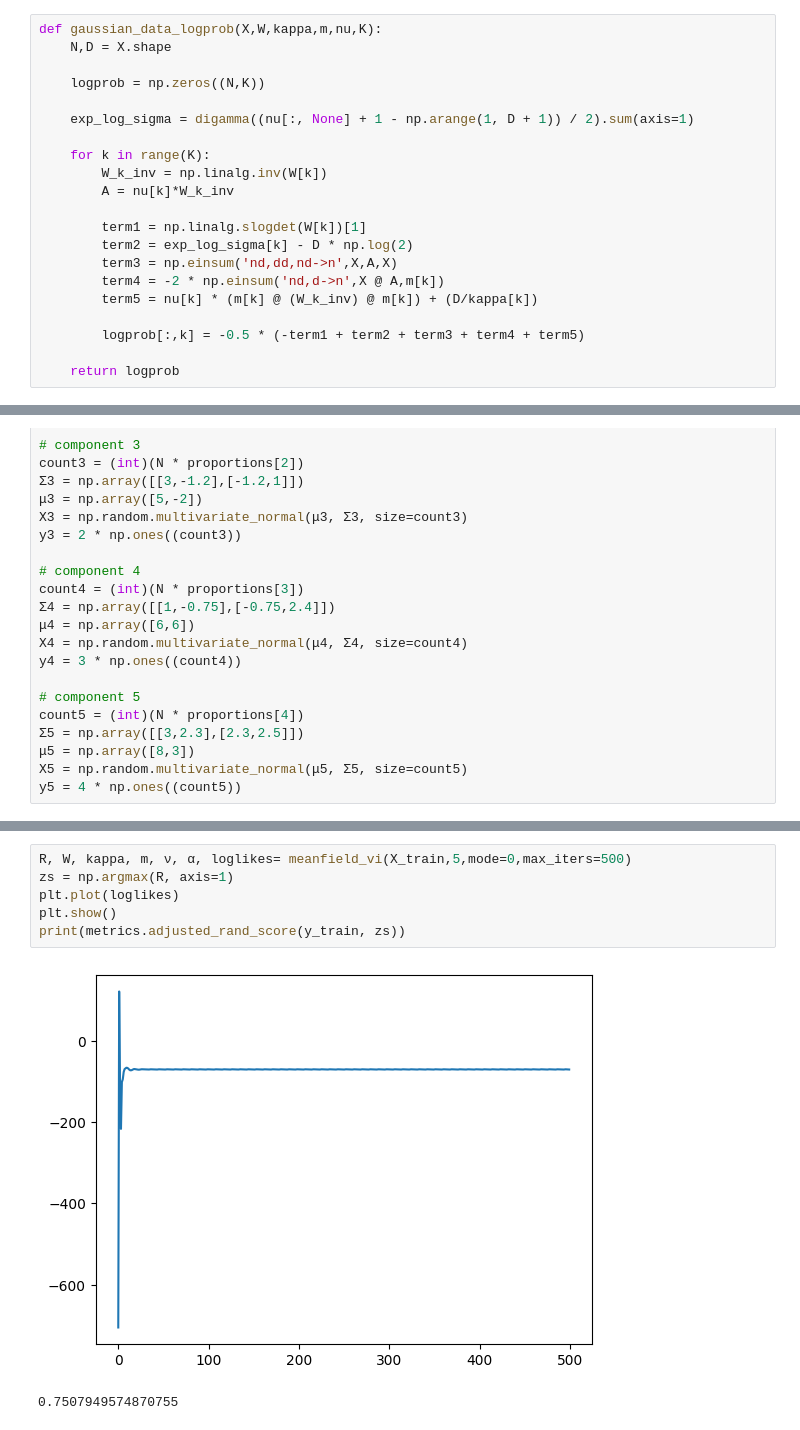
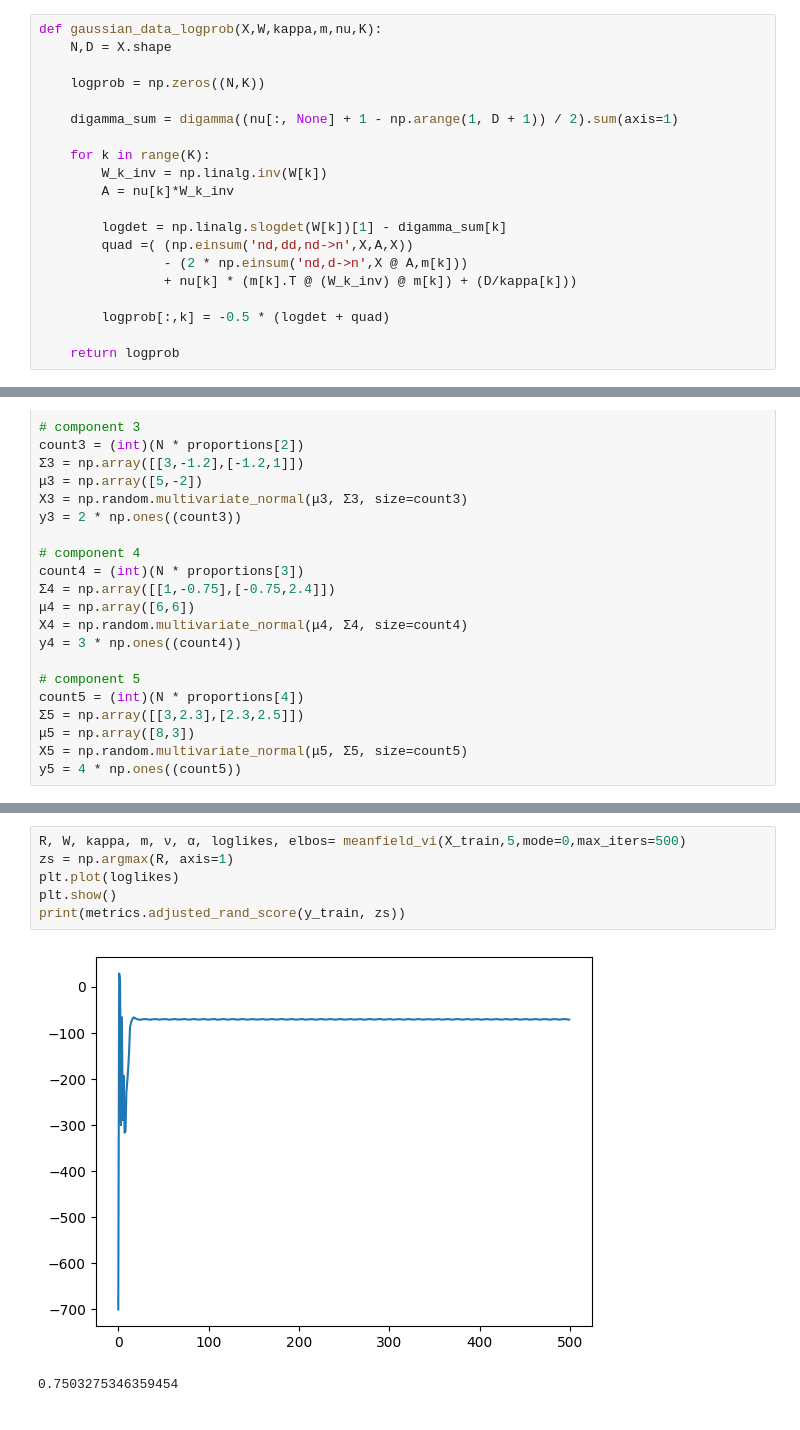
Before and after one commit to jimmyjz1127/bayesian-mixture-model-missing-data, a Jupyter notebook: Week6/GMMVI_MeanField.ipynb, the cells around one changed output, grey strips where cells are left out. Cells and saved outputs as stored; diff of their text form.

```diff
--- a/Week6/GMMVI_MeanField.ipynb
+++ b/Week6/GMMVI_MeanField.ipynb
@@ -684,19 +628,18 @@ def gaussian_data_logprob(X,W,kappa,m,nu,K):
 
     logprob = np.zeros((N,K))
 
-    exp_log_sigma = digamma((nu[:, None] + 1 - np.arange(1, D + 1)) / 2).sum(axis=1)
+    digamma_sum = digamma((nu[:, None] + 1 - np.arange(1, D + 1)) / 2).sum(axis=1)
 
     for k in range(K):
         W_k_inv = np.linalg.inv(W[k])
         A = nu[k]*W_k_inv
 
-        term1 = np.linalg.slogdet(W[k])[1]
-        term2 = exp_log_sigma[k] - D * np.log(2)
-        term3 = np.einsum('nd,dd,nd->n',X,A,X)
-        term4 = -2 * np.einsum('nd,d->n',X @ A,m[k])
-        term5 = nu[k] * (m[k] @ (W_k_inv) @ m[k]) + (D/kappa[k])
+        logdet = np.linalg.slogdet(W[k])[1] - digamma_sum[k]
+        quad =( (np.einsum('nd,dd,nd->n',X,A,X))
+                - (2 * np.einsum('nd,d->n',X @ A,m[k]))
+                + nu[k] * (m[k].T @ (W_k_inv) @ m[k]) + (D/kappa[k]))
 
-        logprob[:,k] = -0.5 * (-term1 + term2 + term3 + term4 + term5)
+        logprob[:,k] = -0.5 * (logdet + quad)
 
     return logprob
 # %%
@@ -850,9 +867,9 @@ plot_clusters(X,y,5)
-# %%
-R, W, kappa, m, ν, α, loglikes= meanfield_vi(X_train,5,mode=0,max_iters=500)
-zs = np.argmax(R, axis=1)
-plt.plot(loglikes)
-plt.show()
-print(metrics.adjusted_rand_score(y_train, zs))
-# %% [output]
-[figure, removed]
-0.7507949574870755
+# %%
+R, W, kappa, m, ν, α, loglikes, elbos= meanfield_vi(X_train,5,mode=0,max_iters=500)
+zs = np.argmax(R, axis=1)
+plt.plot(loglikes)
+plt.show()
+print(metrics.adjusted_rand_score(y_train, zs))
+# %% [output]
+[figure, added]
+0.7503275346359454
```
Also changed, not shown: parts of 19 cells of this notebook, 5 other files.
